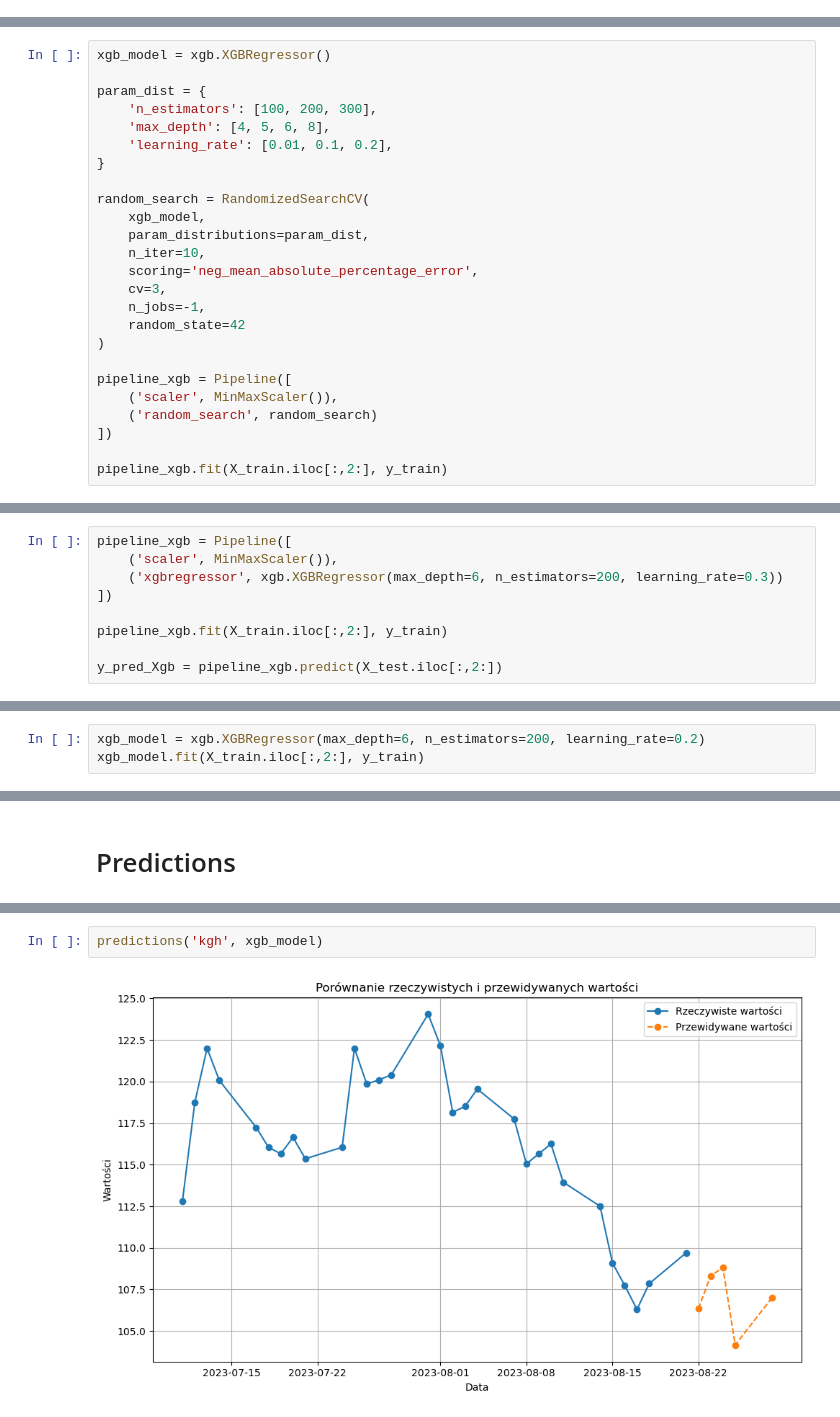
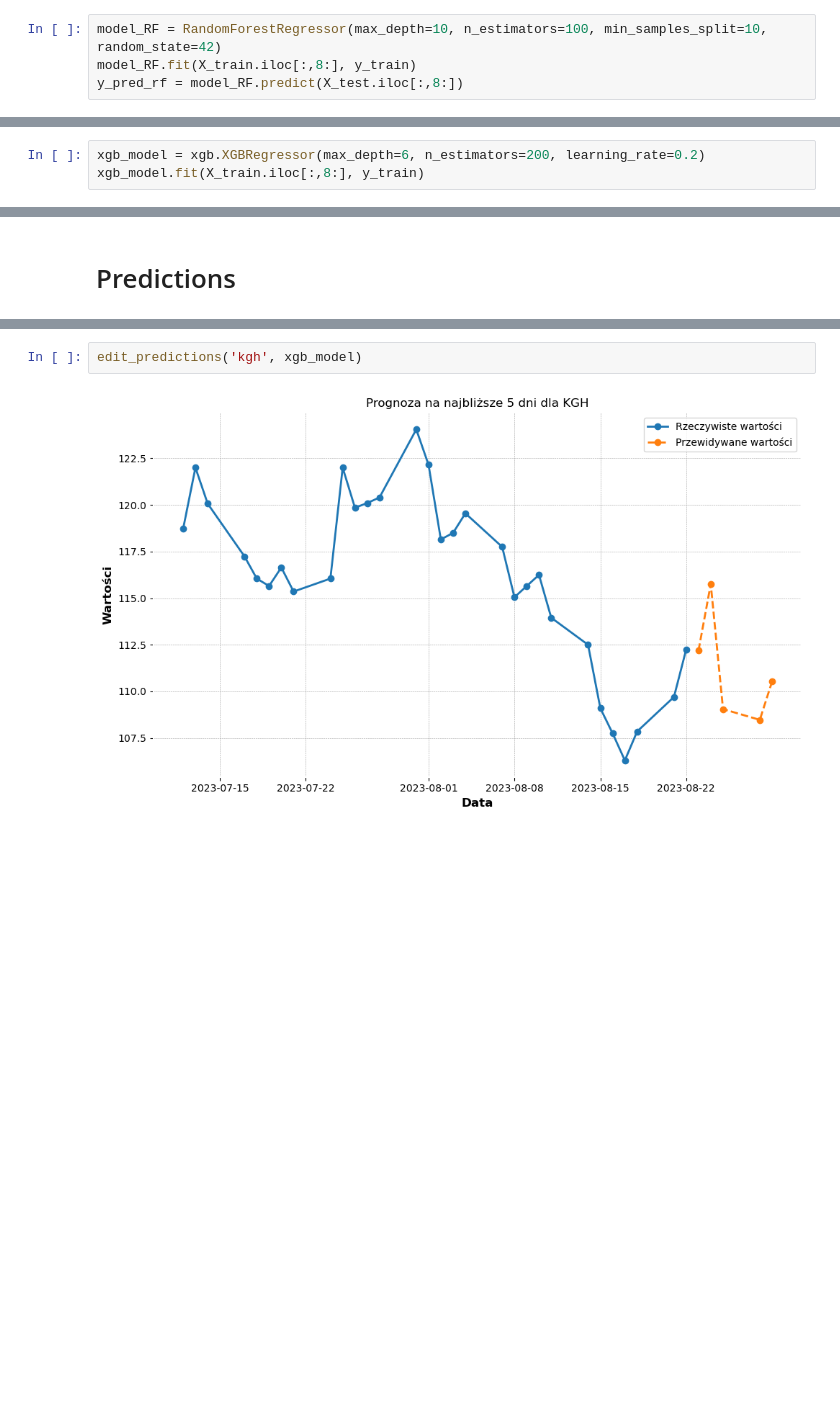
Before and after one commit to wolas91/stock-price-forecasting-using-ml, a Jupyter notebook: Project-stock-price-forecasting.ipynb, the cells around one changed output, grey strips where cells are left out. Drawn from its saved outputs; the diff is of its cells as text; blank space fills up the shorter version.

```diff
--- a/Project-stock-price-forecasting.ipynb
+++ b/Project-stock-price-forecasting.ipynb
@@ -364,0 +473,4 @@ for company in X_test['Company'].unique():
+# %%
+model_RF = RandomForestRegressor(max_depth=10, n_estimators=100, min_samples_split=10, random_state=42)
+model_RF.fit(X_train.iloc[:,8:], y_train)
+y_pred_rf = model_RF.predict(X_test.iloc[:,8:])
@@ -365,27 +482,2 @@ for company in X_test['Company'].unique():
 # %% [markdown]
 ## Model XGBoost
-# %%
-xgb_model = xgb.XGBRegressor()
-
-param_dist = {
-    'n_estimators': [100, 200, 300],
-    'max_depth': [4, 5, 6, 8],
-    'learning_rate': [0.01, 0.1, 0.2],
-}
-
-random_search = RandomizedSearchCV(
-    xgb_model,
-    param_distributions=param_dist,
-    n_iter=10,
-    scoring='neg_mean_absolute_percentage_error',
-    cv=3,
-    n_jobs=-1,
-    random_state=42
-)
-
-pipeline_xgb = Pipeline([
-    ('scaler', MinMaxScaler()),
-    ('random_search', random_search)
-])
-
-pipeline_xgb.fit(X_train.iloc[:,2:], y_train)
@@ -395,9 +484,3 @@ print(pipeline.named_steps['random_search'].best_params_)
 # %%
-pipeline_xgb = Pipeline([
-    ('scaler', MinMaxScaler()),
-    ('xgbregressor', xgb.XGBRegressor(max_depth=6, n_estimators=200, learning_rate=0.3))
-])
-
-pipeline_xgb.fit(X_train.iloc[:,2:], y_train)
-
-y_pred_Xgb = pipeline_xgb.predict(X_test.iloc[:,2:])
+xgb_model = xgb.XGBRegressor(max_depth=6, n_estimators=200, learning_rate=0.2)
+xgb_model.fit(X_train.iloc[:,8:], y_train)
@@ -416,3 +498,0 @@ calculate_mape(y_pred_Xgb, y_test)
-# %%
-xgb_model = xgb.XGBRegressor(max_depth=6, n_estimators=200, learning_rate=0.2)
-xgb_model.fit(X_train.iloc[:,2:], y_train)
@@ -451,7 +528,7 @@ predictions('kgh', pipeline_lr)
 # %%
-predictions('kgh', xgb_model)
+edit_predictions('kgh', xgb_model)
 # %% [output]
-[figure, old version]
+[figure, new version]
 # %%
 def gradio_generator(company_name: str):
     company_name = company_name
```
Also changed, not shown: parts of 73 cells of this notebook.
